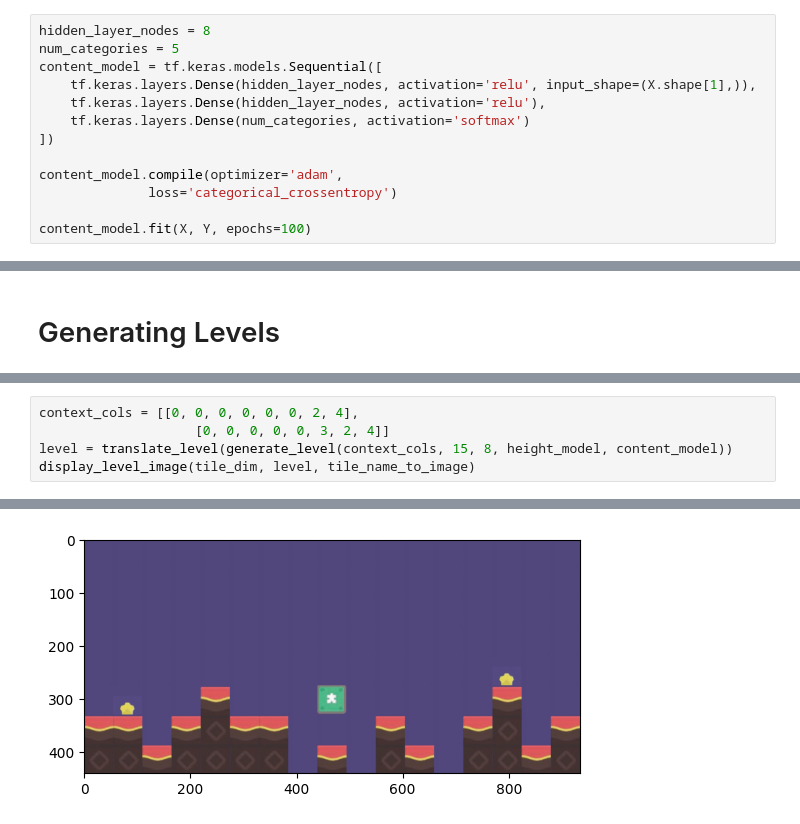
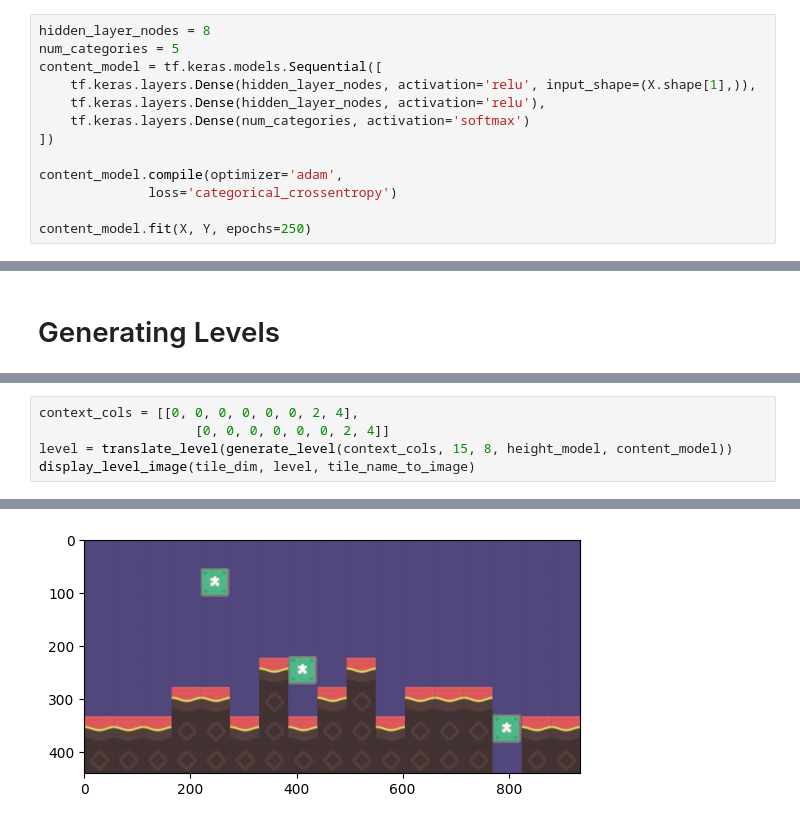
Before and after one commit to mattmacf98/PCGML, a Jupyter notebook: intro_neural_networks/neural_network_level_gen.ipynb, the cells around one changed output, grey strips where cells are left out. Drawn from its saved outputs; the diff is of its cells as text.

```diff
--- a/intro_neural_networks/neural_network_level_gen.ipynb
+++ b/intro_neural_networks/neural_network_level_gen.ipynb
@@ -174,5 +178,5 @@ content_model = tf.keras.models.Sequential([
 content_model.compile(optimizer='adam',
               loss='categorical_crossentropy')
 
-content_model.fit(X, Y, epochs=100)
+content_model.fit(X, Y, epochs=250)
 # %% [output]
@@ -232,7 +235,7 @@ def translate_level(level):
     return transposed_level
 # %%
 context_cols = [[0, 0, 0, 0, 0, 0, 2, 4],
-                    [0, 0, 0, 0, 0, 3, 2, 4]]
+                    [0, 0, 0, 0, 0, 0, 2, 4]]
 level = translate_level(generate_level(context_cols, 15, 8, height_model, content_model))
 display_level_image(tile_dim, level, tile_name_to_image)
 # %% [output]
@@ -256 +259 @@ display_level_image(tile_dim, level, tile_name_to_image)
-[figure, old version]
+[figure, new version]
```
Also changed, not shown: parts of 5 cells of this notebook, 19 other files.
